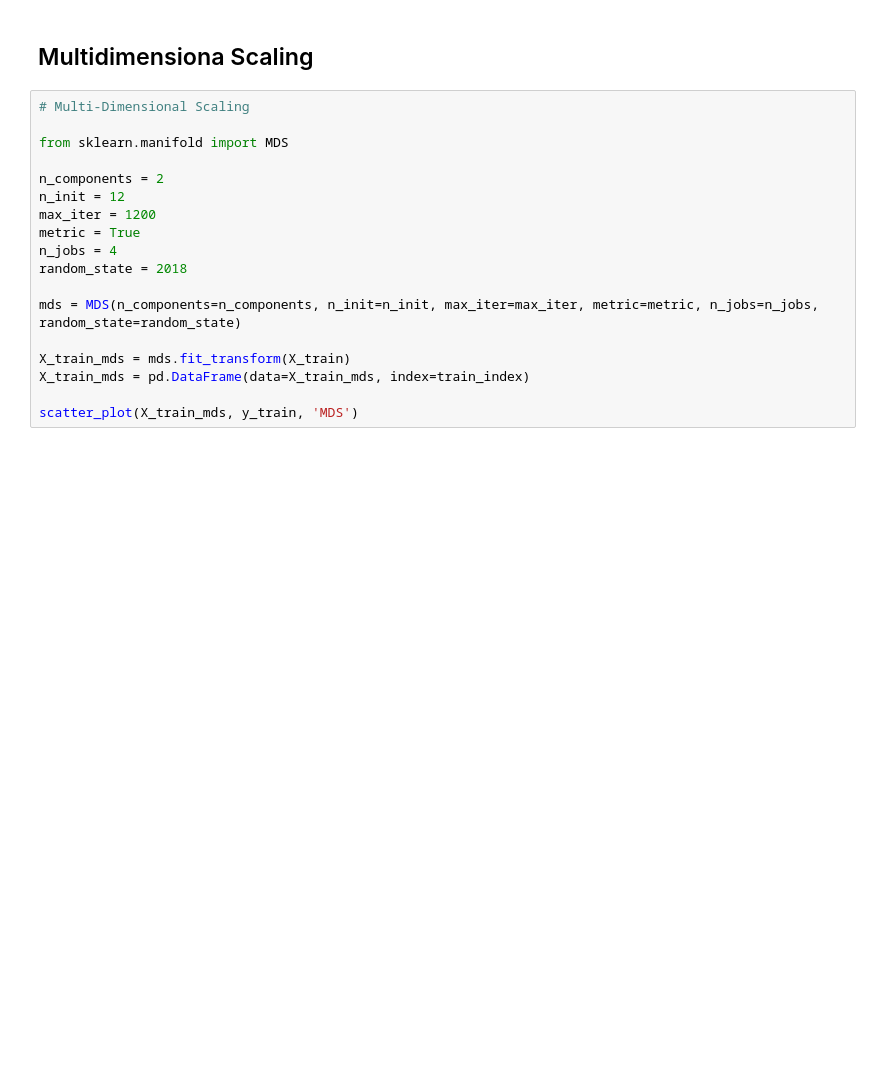
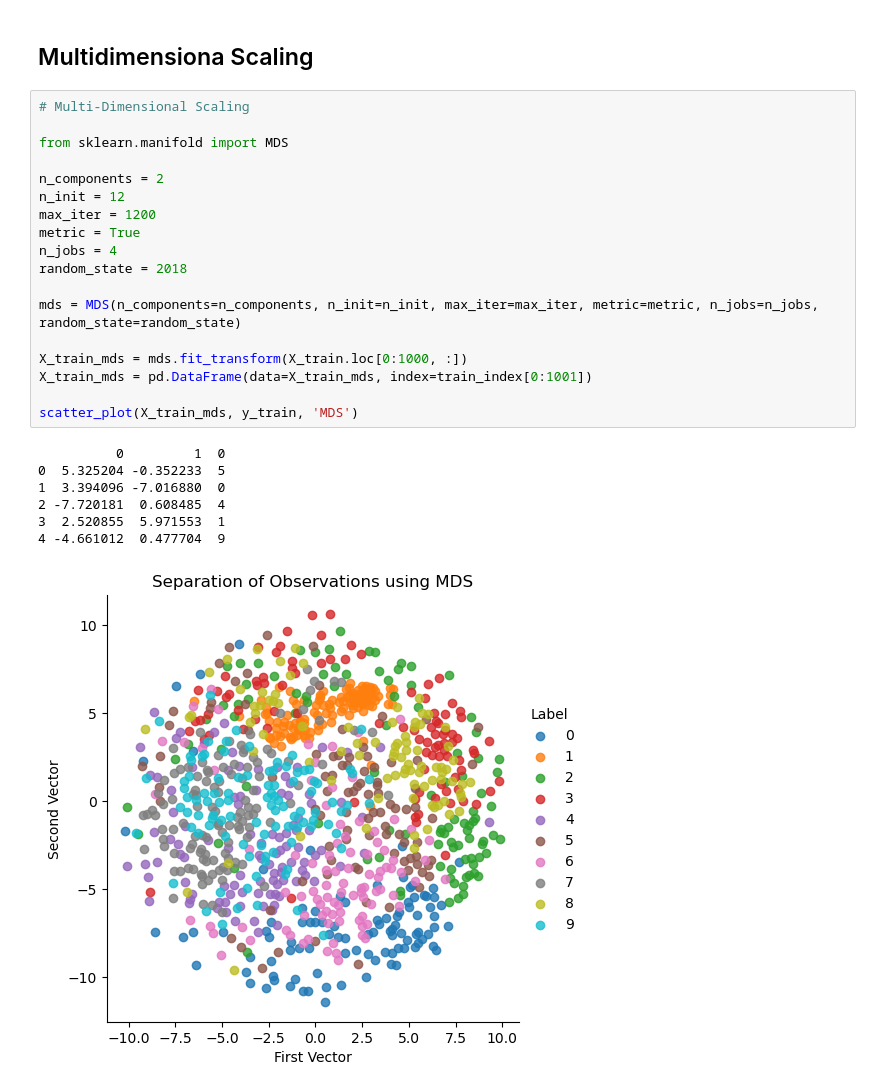
Before and after one commit to sankalp-happy/Unsupervised_Learning, a Jupyter notebook: dim_red.ipynb, the cells around one changed output. Cells and saved outputs as stored; diff of their text form; blank space fills up the shorter version.

```diff
--- a/dim_red.ipynb
+++ b/dim_red.ipynb
@@ -270,18 +279,26 @@ scatter_plot(X_train_iso, y_train, 'Isomap')
 # %%
 # Multi-Dimensional Scaling
 
 from sklearn.manifold import MDS
 
 n_components = 2
 n_init = 12
 max_iter = 1200
 metric = True
 n_jobs = 4
 random_state = 2018
 
 mds = MDS(n_components=n_components, n_init=n_init, max_iter=max_iter, metric=metric, n_jobs=n_jobs, random_state=random_state)
 
-X_train_mds = mds.fit_transform(X_train)
-X_train_mds = pd.DataFrame(data=X_train_mds, index=train_index)
+X_train_mds = mds.fit_transform(X_train.loc[0:1000, :])
+X_train_mds = pd.DataFrame(data=X_train_mds, index=train_index[0:1001])
 
 scatter_plot(X_train_mds, y_train, 'MDS')
+# %% [output]
+          0         1  0
+0  5.325204 -0.352233  5
+1  3.394096 -7.016880  0
+2 -7.720181  0.608485  4
+3  2.520855  5.971553  1
+4 -4.661012  0.477704  9
+[figure, added]
```
Also changed, not shown: parts of 6 cells of this notebook.
